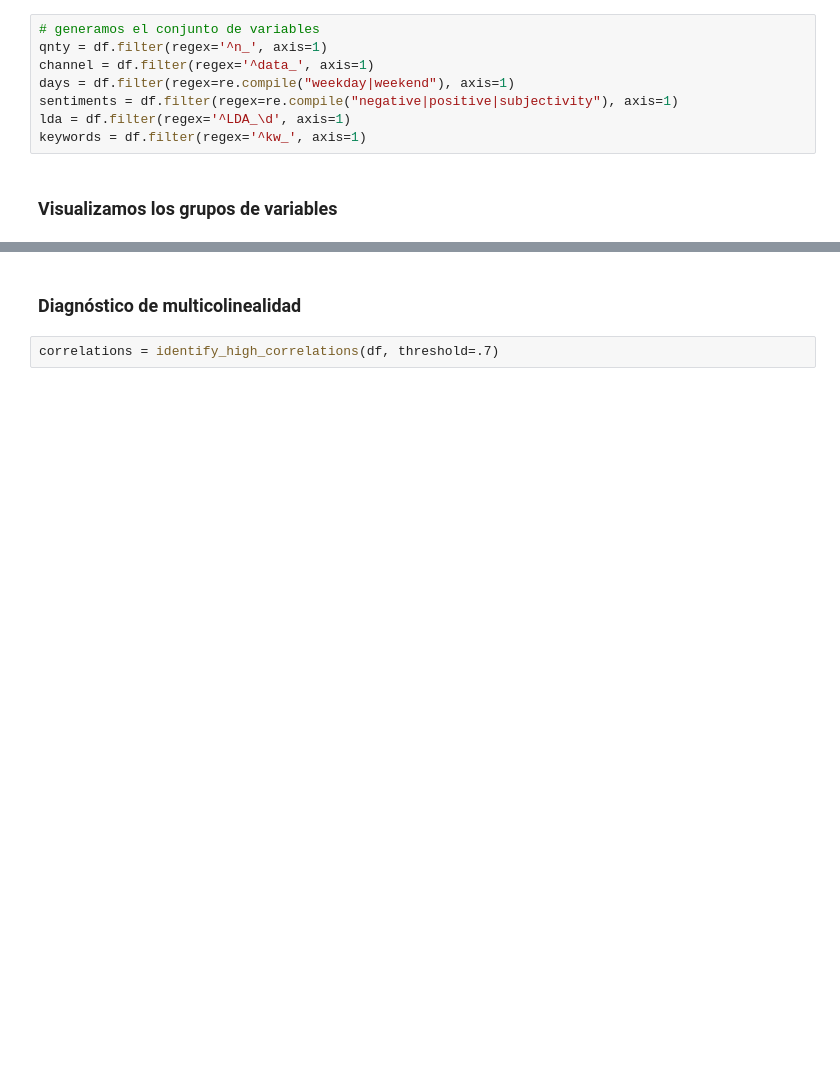
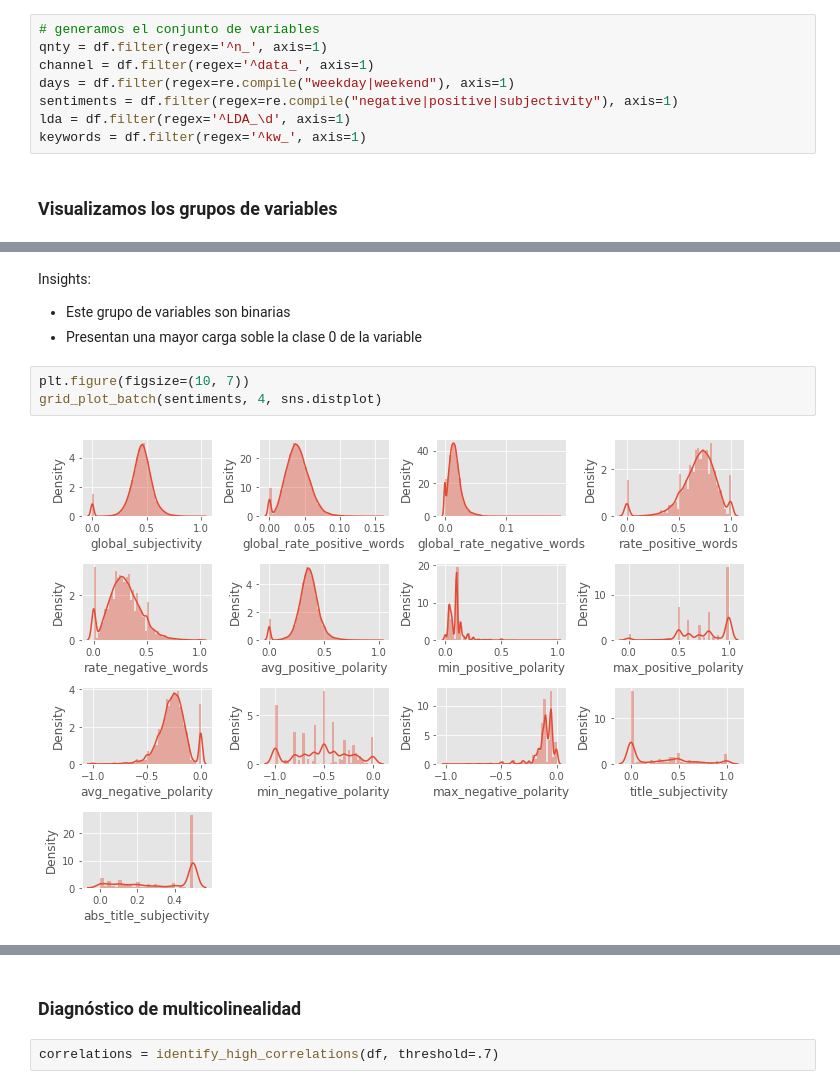
Before and after one commit to oportusgonzalo/data-science-desafio-latam, a Jupyter notebook: machine-learning/desafio_mecanismos_votacion/desafio.ipynb, the cells around one changed output, grey strips where cells are left out. Cells and saved outputs as stored; diff of their text form; blank space fills up the shorter version.

```diff
--- a/machine-learning/desafio_mecanismos_votacion/desafio.ipynb
+++ b/machine-learning/desafio_mecanismos_votacion/desafio.ipynb
@@ -66,0 +86,10 @@ qnty
+# %% [markdown]
+Insights:
+
+* Este grupo de variables son binarias
+* Presentan una mayor carga soble la clase 0 de la variable
+# %%
+plt.figure(figsize=(10, 7))
+grid_plot_batch(sentiments, 4, sns.distplot)
+# %% [output]
+[figure, added]
```
Also changed, not shown: parts of 18 cells of this notebook, 1 other file.
